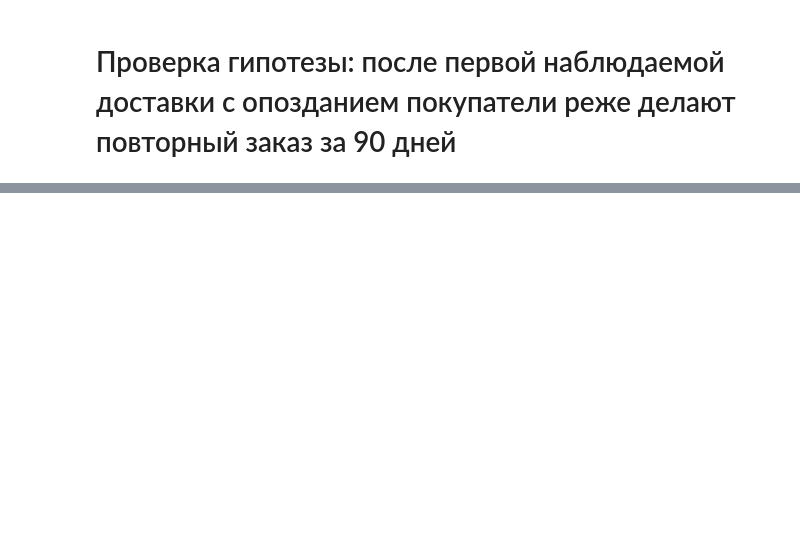
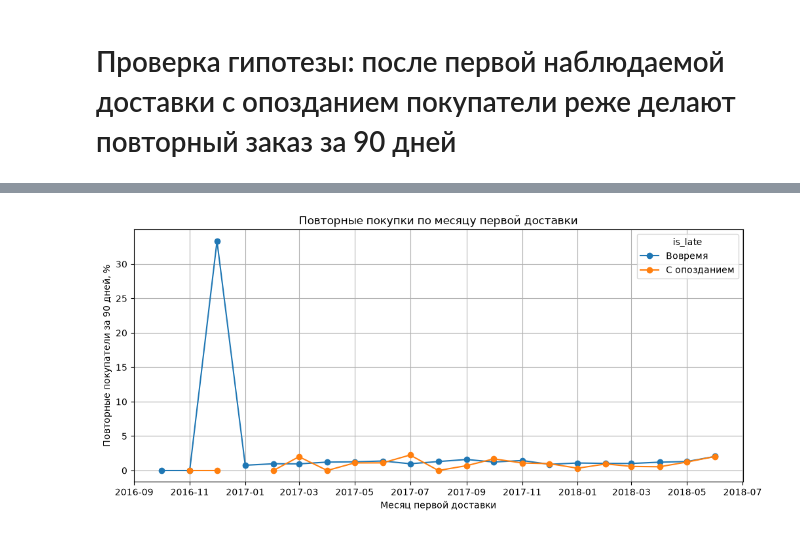
Before and after one commit to Garlickkk/Olist_E-com_DataPetProject, a Jupyter notebook: notebooks/03_repeat_purchase.ipynb, the cells around one changed output, grey strips where cells are left out. Saved outputs shown, nothing was run; the diff lists cells and outputs as text; code cells hidden in the pictures; blank space fills up the shorter version.

```diff
--- a/notebooks/03_repeat_purchase.ipynb
+++ b/notebooks/03_repeat_purchase.ipynb
@@ -33,0 +64,12 @@ NameError: name 'engine' is not defined
+# %%
+per_month = cohorts.groupby(["cohort_month", "is_late"]).agg(
+    eligible_customers=("eligible_customers", "sum"),
+    repeat_customers=("repeat_customers", "sum"),
+)
+per_month["repeat_rate_pct"] = (
+    per_month["repeat_customers"]
+    / per_month["eligible_customers"]
+    * 100
+).round(2)
+
+per_month
@@ -33,0 +95,4 @@ NameError: name 'engine' is not defined
+# %%
+monthly_repeat_rates = per_month["repeat_rate_pct"].unstack("is_late")
+
+monthly_repeat_rates
@@ -33,0 +118,16 @@ NameError: name 'engine' is not defined
+# %%
+import matplotlib.pyplot as plt
+
+monthly_repeat_rates = monthly_repeat_rates.rename(columns={False: "Вовремя", True: "С опозданием"})
+ax = monthly_repeat_rates.plot(
+    figsize=(12, 5),
+    marker="o",
+    ylabel="Повторные покупатели за 90 дней, %",
+    xlabel="Месяц первой доставки",
+    title="Повторные покупки по месяцу первой доставки",
+    grid=True,
+)
+
+plt.show()
+# %% [output]
+[figure, added]
```
Also changed, not shown: parts of 8 cells of this notebook.
